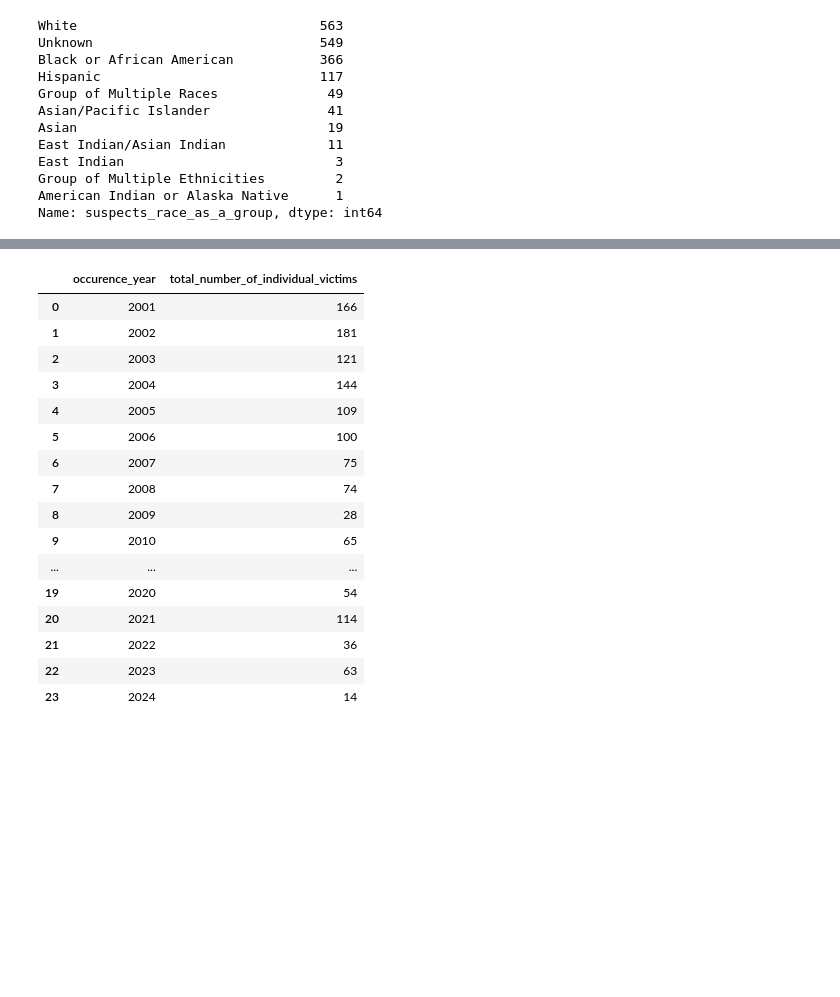
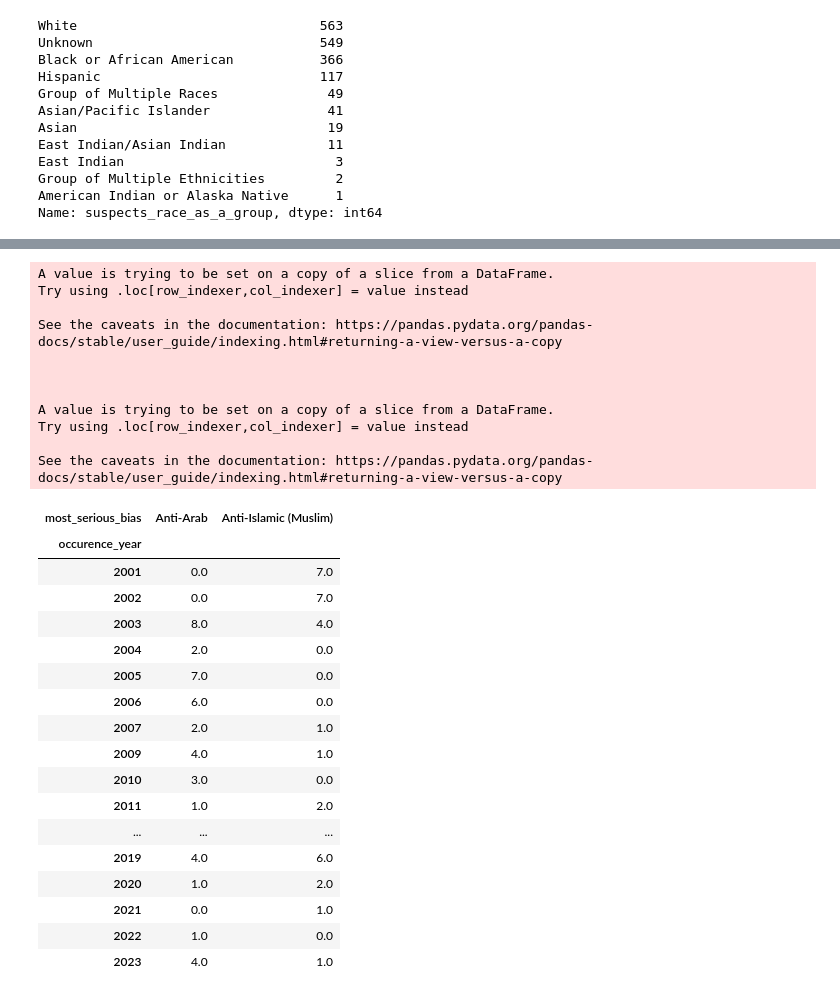
Before and after one commit to angela139/dsc106-final, a Jupyter notebook: src/data/dataprocessing.ipynb, the cells around one changed output, grey strips where cells are left out. Cells and saved outputs as stored; diff of their text form; code cells hidden in the pictures; blank space fills up the shorter version.

```diff
--- a/src/data/dataprocessing.ipynb
+++ b/src/data/dataprocessing.ipynb
@@ -172,20 +109,36 @@ pivoted_stacked.to_csv('stacked_bias.csv')
-# %%
-num_occurences
-# %% [output]
-|  | occurence_year | total_number_of_individual_victims |
-| 0 | 2001 | 166 |
-| 1 | 2002 | 181 |
-| 2 | 2003 | 121 |
-| 3 | 2004 | 144 |
-| 4 | 2005 | 109 |
-| 5 | 2006 | 100 |
-| 6 | 2007 | 75 |
-| 7 | 2008 | 74 |
-| 8 | 2009 | 28 |
-| 9 | 2010 | 65 |
-| ... | ... | ... |
-| 19 | 2020 | 54 |
-| 20 | 2021 | 114 |
-| 21 | 2022 | 36 |
-| 22 | 2023 | 63 |
-| 23 | 2024 | 14 |
+# %%
+anti_arab_islam = trimmed_data[(trimmed_data['most_serious_bias'] == 'Anti-Arab') | (trimmed_data['most_serious_bias'] == 'Anti-Islamic (Muslim)')]
+anti_arab_islam['occurence_year'] = anti_arab_islam['occurence_month'].apply(lambda x: x[:4])
+anti_arab_islam['total_number_of_individual_victims'] = anti_arab_islam['total_number_of_individual_victims'].fillna(0)
+df = anti_arab_islam.groupby(['most_serious_bias', 'occurence_year'])['total_number_of_individual_victims'].sum().reset_index().fillna(0)
+df.pivot(index='occurence_year', columns='most_serious_bias', values='total_number_of_individual_victims').fillna(0)
+# %% [output]
+A value is trying to be set on a copy of a slice from a DataFrame.
+Try using .loc[row_indexer,col_indexer] = value instead
+
+See the caveats in the documentation: https://pandas.pydata.org/pandas-docs/stable/user_guide/indexing.html#returning-a-view-versus-a-copy
+
+
+
+A value is trying to be set on a copy of a slice from a DataFrame.
+Try using .loc[row_indexer,col_indexer] = value instead
+
+See the caveats in the documentation: https://pandas.pydata.org/pandas-docs/stable/user_guide/indexing.html#returning-a-view-versus-a-copy
+| most_serious_bias | Anti-Arab | Anti-Islamic (Muslim) |
+| occurence_year |  |  |
+| 2001 | 0.0 | 7.0 |
+| 2002 | 0.0 | 7.0 |
+| 2003 | 8.0 | 4.0 |
+| 2004 | 2.0 | 0.0 |
+| 2005 | 7.0 | 0.0 |
+| 2006 | 6.0 | 0.0 |
+| 2007 | 2.0 | 1.0 |
+| 2009 | 4.0 | 1.0 |
+| 2010 | 3.0 | 0.0 |
+| 2011 | 1.0 | 2.0 |
+| ... | ... | ... |
+| 2019 | 4.0 | 6.0 |
+| 2020 | 1.0 | 2.0 |
+| 2021 | 0.0 | 1.0 |
+| 2022 | 1.0 | 0.0 |
+| 2023 | 4.0 | 1.0 |
```
Also changed, not shown: parts of 11 cells of this notebook, 3 other files.
